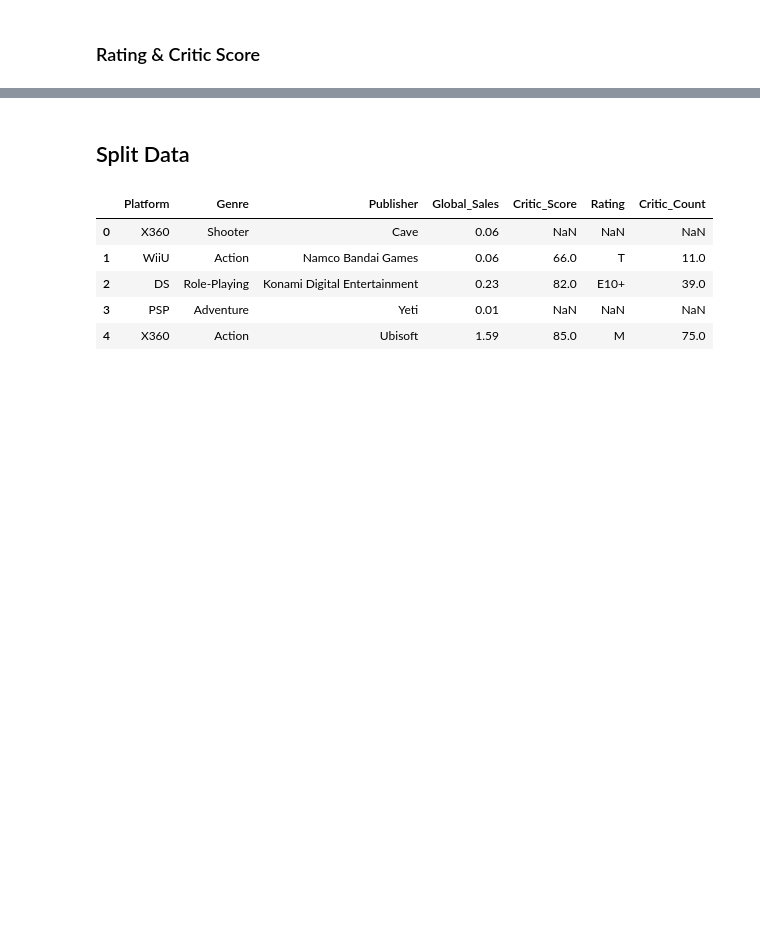
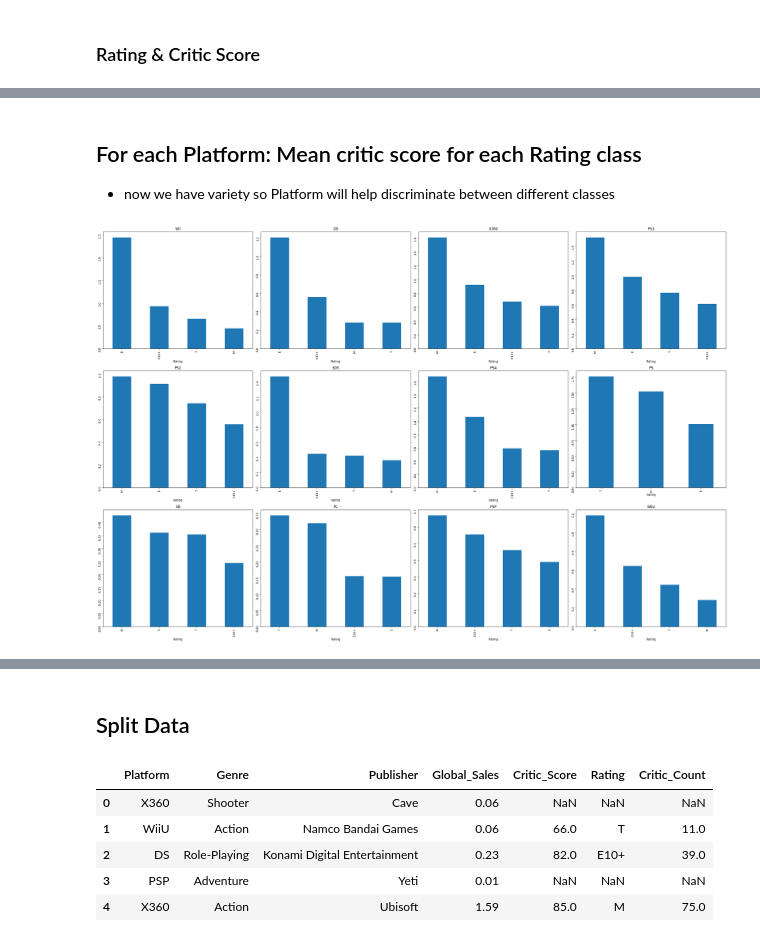
Before and after one commit to GhiathAjam/Analysis-of-Video-Games-Sales, a Jupyter notebook: Analysis/PredictiveQuestions/Q3.ipynb, the cells around one changed output, grey strips where cells are left out. Saved outputs shown, nothing was run; the diff lists cells and outputs as text; code cells hidden in the pictures; blank space fills up the shorter version.

```diff
--- a/Analysis/PredictiveQuestions/Q3.ipynb
+++ b/Analysis/PredictiveQuestions/Q3.ipynb
@@ -57,0 +80,7 @@ df.groupby('Rating')['Critic_Score'].mean().plot(kind='bar', ylabel='Critic Scor
+# %% [markdown]
+## For each Platform: Mean critic score for each Rating class
+-  now we have variety so Platform will help discriminate between different classes
+# %%
+sub_plots(df, 'Platform', 'Rating', 'Global_Sales')
+# %% [output]
+[figure, added]
```
Also changed, not shown: parts of 15 cells of this notebook.
